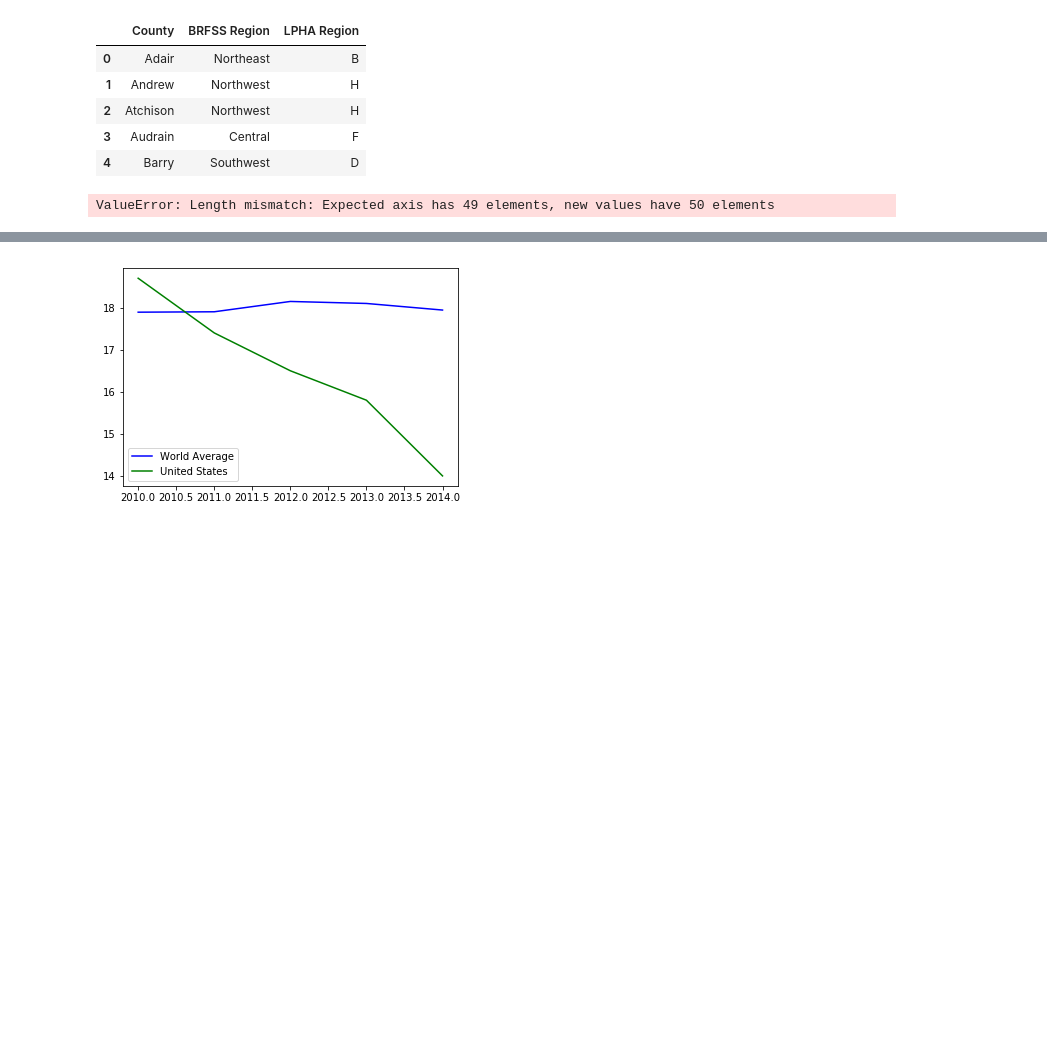
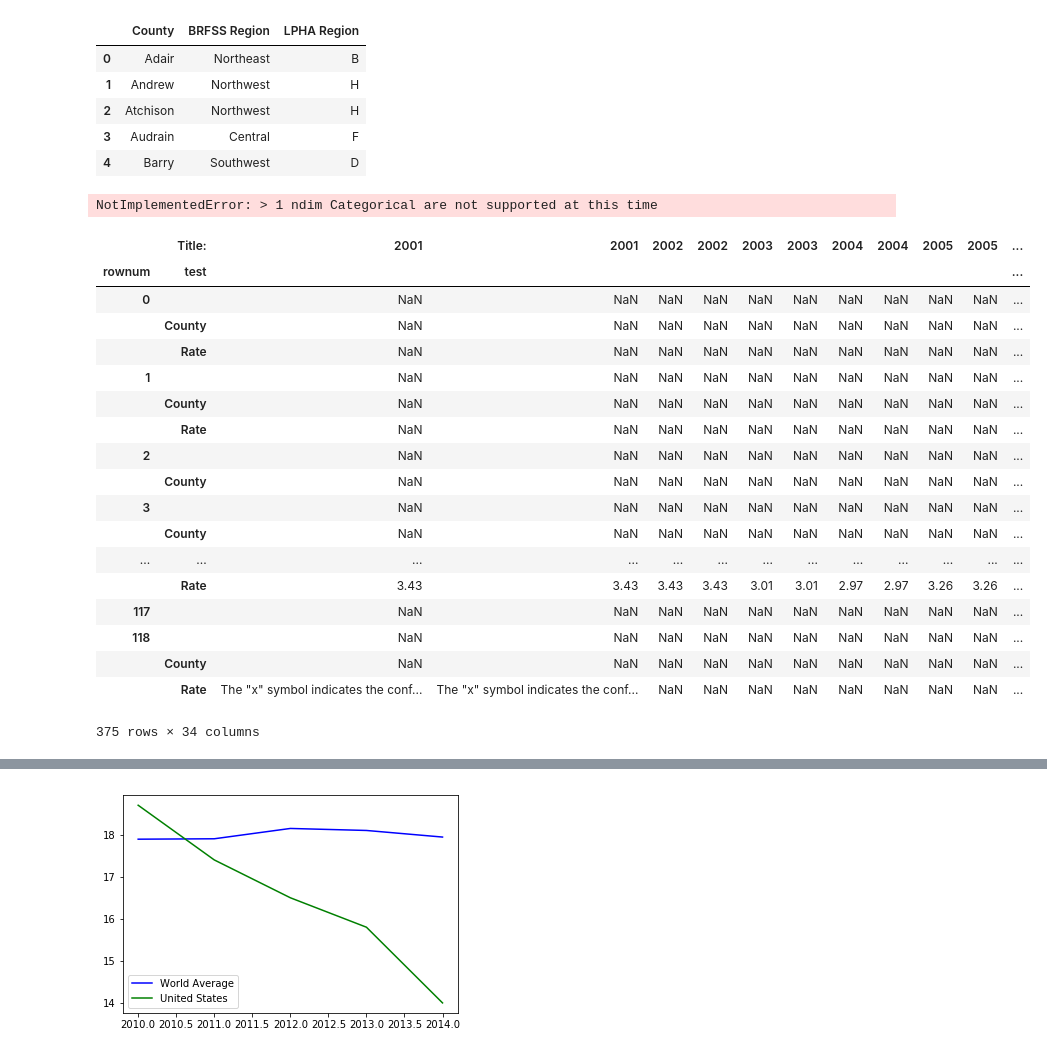
Before and after one commit to tmatoushek/PoisonProject_WashU_TTh, a Jupyter notebook: poison_starter_code_tgm.ipynb, the cells around one changed output, grey strips where cells are left out. Cells and saved outputs as stored; diff of their text form; code cells hidden in the pictures; blank space fills up the shorter version.

```diff
--- a/poison_starter_code_tgm.ipynb
+++ b/poison_starter_code_tgm.ipynb
@@ -52,7 +52,7 @@ MoPsnDat_0_1.index = MoPsnDat_0_1.index.rename('rownum')
 MoPsnDat_0_1.columns = MoPsnDat_0_1.columns.rename('test', level = 1)
 
 #df.insert(loc=idx, column='A', value=new_col)
-#MoPsnDat_0_1.insert(1, 'age_grp', '0-1')
+#MoPsnDat_0_1.insert(1, 'age_grp', 0-1)
     ###--- ValueError: On level 0, label max (33) >= length of level  (33). NOTE: this index is in an inconsistent state
 #MoPsnDat_0_1.columns = MoPsnDat_0_1.columns.insert(1, 'age_grp', '0-1')
     ###--- TypeError: insert() takes 3 positional arguments but 4 were given
@@ -63,7 +63,7 @@ MoPsnDat_0_1.columns = MoPsnDat_0_1.columns.rename('test', level = 1)
 #MoPsnDat_0_1.columns = MoPsnDat_0_1.columns.insert(1, 'age_grp')
     ###--- ValueError: Length mismatch: Expected axis has 49 elements, new values have 50 elements
 
-MoPsnDat_01.columns.set_levels(['Count', 'Rate', 'County', 'notes',
+MoPsnDat_0_1.columns.set_levels(['Count', 'Rate', 'County', 'notes',
        'notes', 'notes', 'notes',
        'notes', 'notes', 'notes',
        'notes', 'notes', 'notes',
@@ -79,9 +79,45 @@ MoPsnDat_0_1.columns.set_levels(['2001', '2002', '2003', '2004', '2005', '2006',
        '2013', '2001', '2014',
        '2015', 'Total for selection', '2002',
        '2003', 'County'], level=0, inplace = True)
-MoPsnDat_0_1.head()
+
+MoPsnDat_0_1.insert(0, 'age_grp', '0-1')
-# %% [output]
-ValueError: Length mismatch: Expected axis has 49 elements, new values have 50 elements
+# %%
+#MoPsnDat_0_1.set_index(['age_grp'])
+#MoPsnDat_0_1.set_index(['County'])
+MoPsnDat_0_1.set_index(['age_grp', 'County'],drop=False)
+
+#MoPsnDat_0_1.head()
+
+#MoPsnDat_0_1.info()
+# %% [output]
+NotImplementedError: > 1 ndim Categorical are not supported at this time
+# %%
+
+stckd_MoPsnDat_0_1 = MoPsnDat_0_1.stack()#.stack()
+stckd_MoPsnDat_0_1
+
+#stckd_MoPsnDat_0_1.pivot(index = 'age_grp', columns = 'year', values = 'Rate')
+# stckd_MoPsnDat_0_1 = MoPsnDat_0_1.stack()
+# %% [output]
+|  | Title: | 2001 | 2001 | 2002 | 2002 | 2003 | 2003 | 2004 | 2004 | 2005 | 2005 | ... |
+| rownum | test |  |  |  |  |  |  |  |  |  |  | ... |
+| 0 |  | NaN | NaN | NaN | NaN | NaN | NaN | NaN | NaN | NaN | NaN | ... |
+|  | County | NaN | NaN | NaN | NaN | NaN | NaN | NaN | NaN | NaN | NaN | ... |
+|  | Rate | NaN | NaN | NaN | NaN | NaN | NaN | NaN | NaN | NaN | NaN | ... |
+| 1 |  | NaN | NaN | NaN | NaN | NaN | NaN | NaN | NaN | NaN | NaN | ... |
+|  | County | NaN | NaN | NaN | NaN | NaN | NaN | NaN | NaN | NaN | NaN | ... |
+|  | Rate | NaN | NaN | NaN | NaN | NaN | NaN | NaN | NaN | NaN | NaN | ... |
+| 2 |  | NaN | NaN | NaN | NaN | NaN | NaN | NaN | NaN | NaN | NaN | ... |
+|  | County | NaN | NaN | NaN | NaN | NaN | NaN | NaN | NaN | NaN | NaN | ... |
+| 3 |  | NaN | NaN | NaN | NaN | NaN | NaN | NaN | NaN | NaN | NaN | ... |
+|  | County | NaN | NaN | NaN | NaN | NaN | NaN | NaN | NaN | NaN | NaN | ... |
+| ... | ... | ... | ... | ... | ... | ... | ... | ... | ... | ... | ... | ... |
+|  | Rate | 3.43 | 3.43 | 3.43 | 3.43 | 3.01 | 3.01 | 2.97 | 2.97 | 3.26 | 3.26 | ... |
+| 117 |  | NaN | NaN | NaN | NaN | NaN | NaN | NaN | NaN | NaN | NaN | ... |
+| 118 |  | NaN | NaN | NaN | NaN | NaN | NaN | NaN | NaN | NaN | NaN | ... |
+|  | County | NaN | NaN | NaN | NaN | NaN | NaN | NaN | NaN | NaN | NaN | ... |
+|  | Rate | The "x" symbol indicates the conf... | The "x" symbol indicates the conf... | NaN | NaN | NaN | NaN | NaN | NaN | NaN | NaN | ... |
+375 rows × 34 columns
 # %%
 MoPsnDat_1_4.columns.levels[2]
 
```
Also changed, not shown: parts of 11 cells of this notebook.
